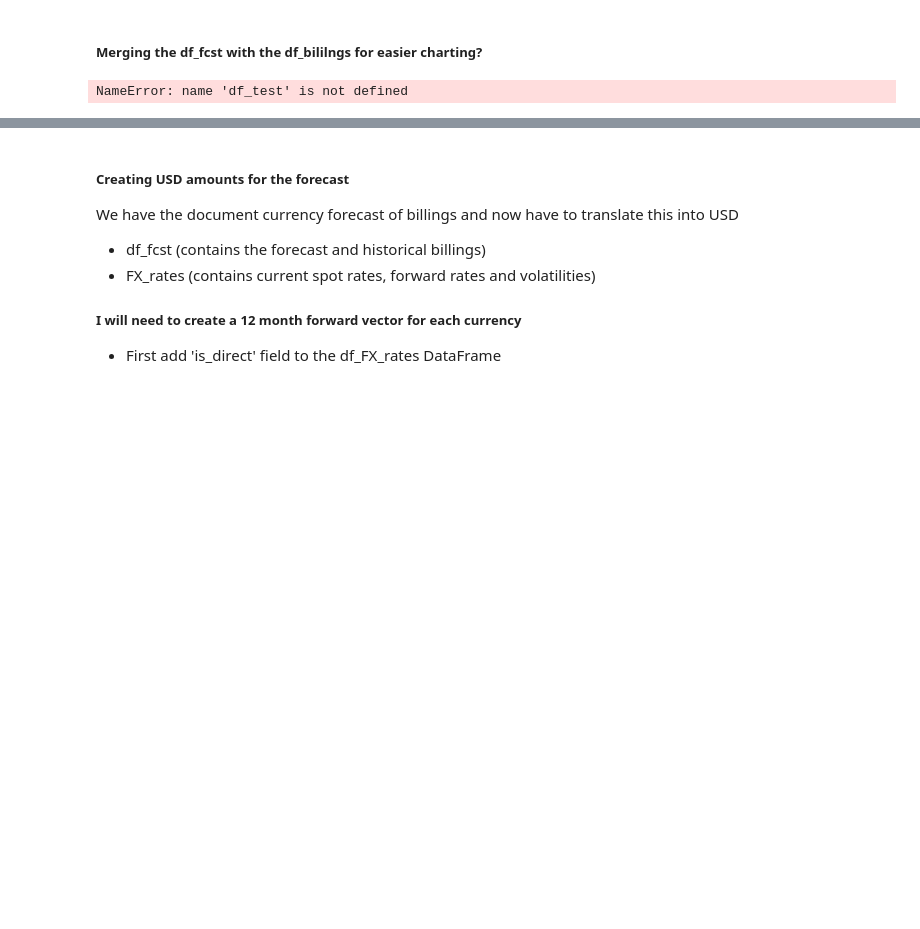
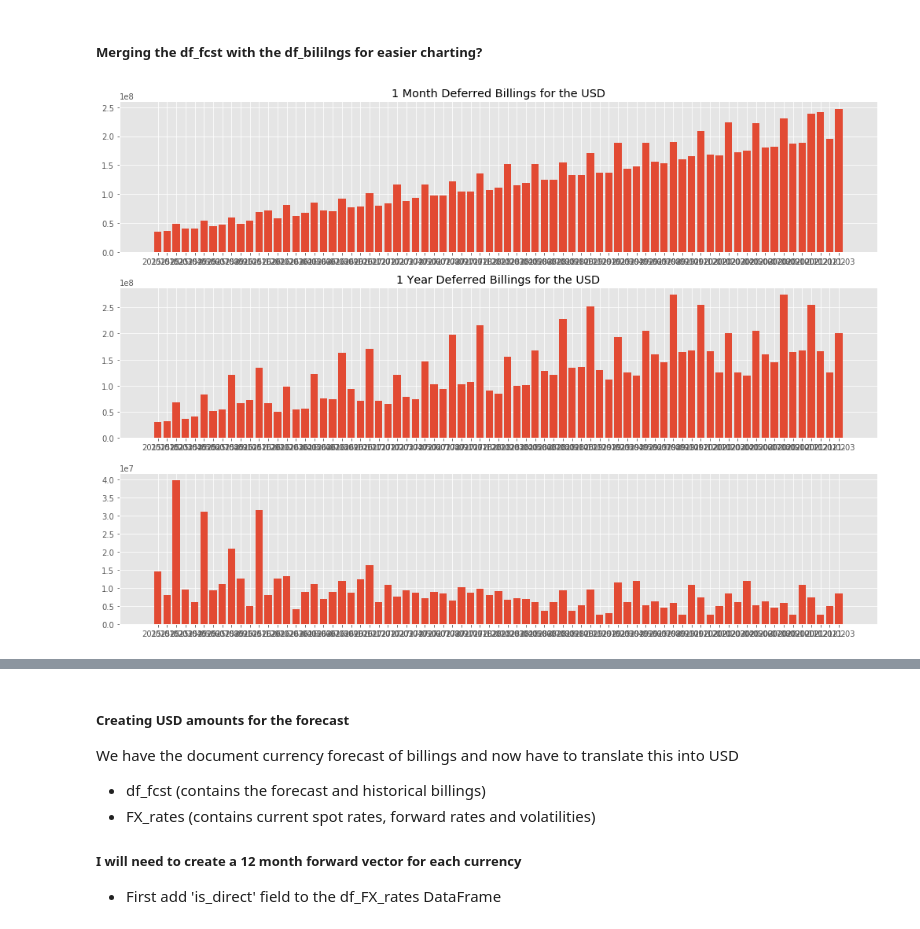
Before and after one commit to davidjsmith44/Deferred_Revenue_Forecast, a Jupyter notebook: notebooks/deferred_revenue_forecast.ipynb, the cells around one changed output, grey strips where cells are left out. Saved outputs shown, nothing was run; the diff lists cells and outputs as text; code cells hidden in the pictures; blank space fills up the shorter version.

```diff
--- a/notebooks/deferred_revenue_forecast.ipynb
+++ b/notebooks/deferred_revenue_forecast.ipynb
@@ -1942,23 +2023,23 @@ df_final = df_final.fillna(value=0)
 # %%
 this_curr = 'USD'
 this_BU = 'Creative'
 
-df_slice = df_test[(df_test['curr']==this_curr)&
-                 (df_test['BU']==this_BU)]
+df_slice = df_final[(df_final['curr']==this_curr)&
+                 (df_final['BU']==this_BU)]
 
 fig, axs = plt.subplots(3,1,figsize=(14,10))
 
 axs[0].bar(df_slice['period'], df_slice['deferred_1M_DC'])
 axs[0].set_title('1 Month Deferred Billings for the USD')
 
 axs[1].bar(df_slice['period'], df_slice['deferred_1Y_DC'])
-axs[1].set_title('1 Year Deferred Billigns for the USD')
+axs[1].set_title('1 Year Deferred Billings for the USD')
 
 axs[2].bar(df_slice['period'],df_slice['recognized_DC'])
 
 fig.tight_layout()
 text_saver = 'Cheese'
 # %% [output]
-NameError: name 'df_test' is not defined
+[figure, added]
 # %%
 df_FX_rates
```
Also changed, not shown: parts of 29 cells of this notebook.
